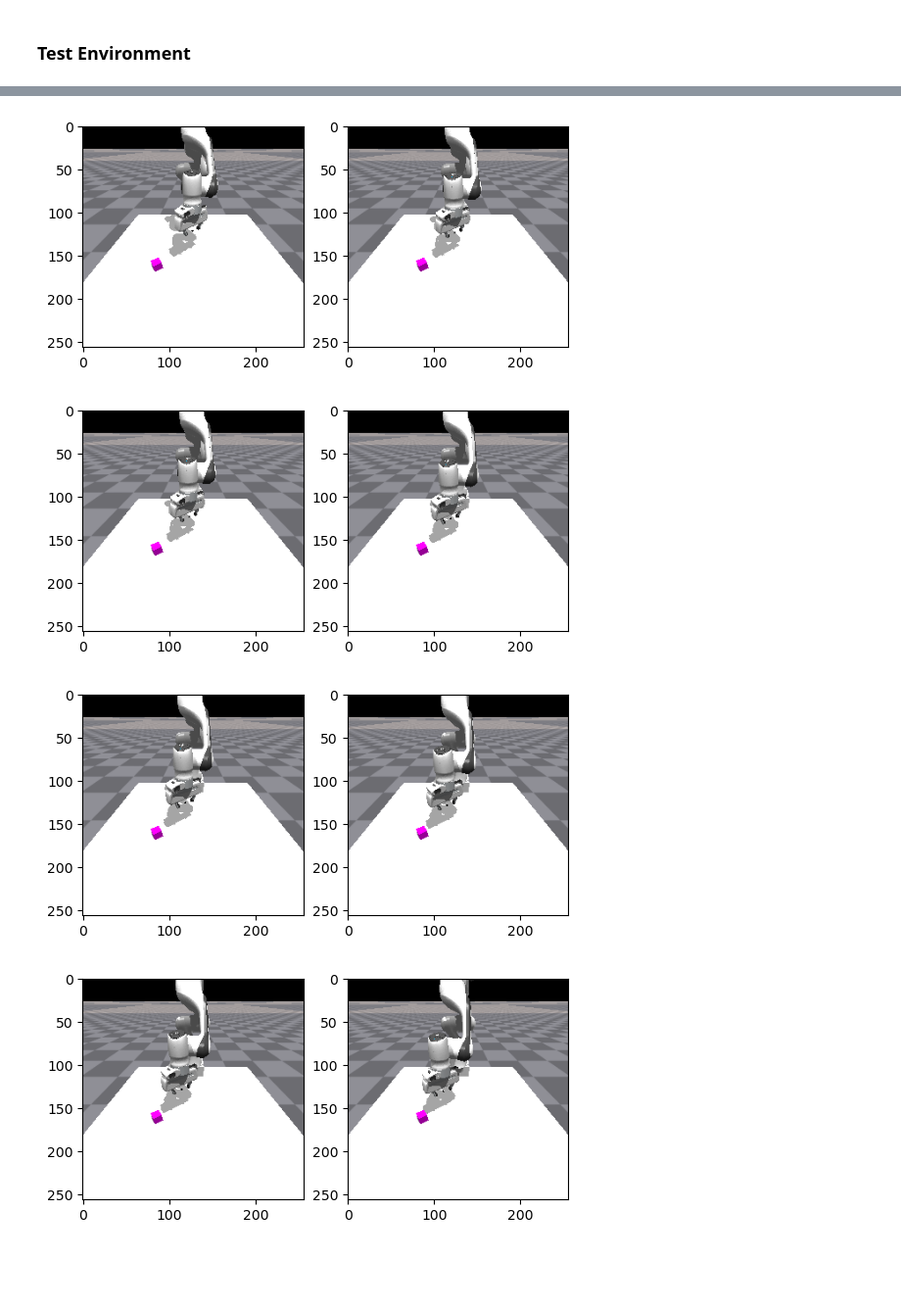
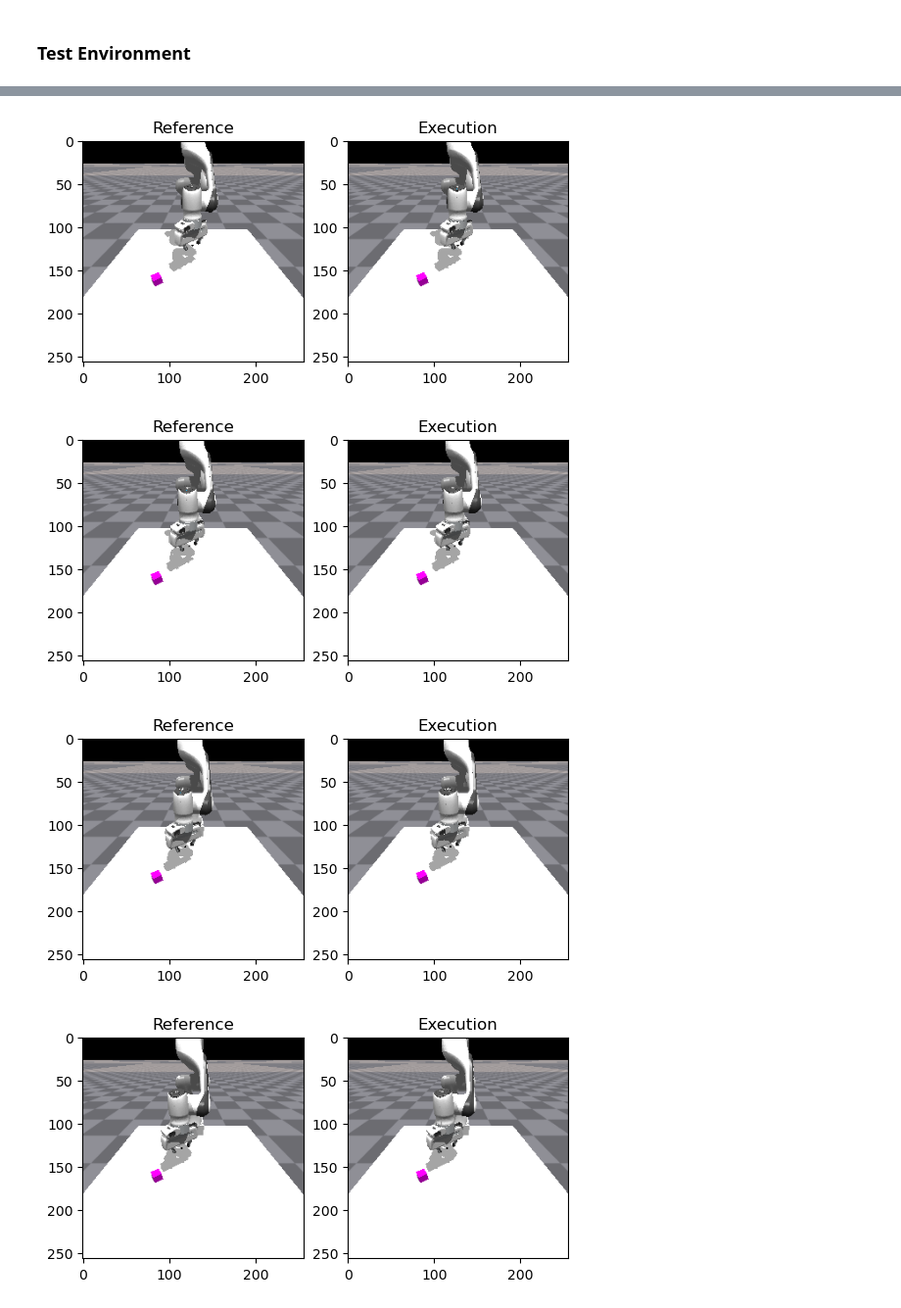
Before and after one commit to theonlynick0430/bc_algos, a Jupyter notebook: notebooks/env.ipynb, the cells around one changed output, grey strips where cells are left out. Shown at 98% size. Drawn from its saved outputs; the diff is of its cells as text; code cells hidden in the pictures; blank space fills up the shorter version.

Commit message:
Investigating rollout performance.

```diff
--- a/notebooks/env.ipynb
+++ b/notebooks/env.ipynb
@@ -156,19 +156,37 @@ plt.show()
 # %%
+from matplotlib.animation import FuncAnimation, PillowWriter
+
+#
+#
+
+
+# def animate_rollout(i):
 for i in range(len(dataset)):
     frame = dataset[i]
     action = frame[action_key][0]
-    env.step(action=action)
 
+    final_img = env.render()
     ref_image = frame["obs"]["agentview_image"][0]
-    final_img = env.render()
 
     fig, axs = plt.subplots(1, 2)
     axs[0].imshow(ref_image)
+    axs[0].set_title("Reference")
     axs[1].imshow(final_img)
+    axs[1].set_title("Execution")
+    plt.savefig(f"../out/test_rollout/{i}.png")
+    plt.draw()
     # axs[2].imshow((curr_image - ref_image)[:, :, :3])
-    plt.show()
+    # plt.close()
+
+    env.step(action=action)
+
+    # plt.show()
+
+
+# ani = FuncAnimation(fig, animate_rollout, frames=len(dataset), interval=1.0 / 8.0)
+# ani.save("../out/test_rollout/rollout.gif", dpi=300, writer=PillowWriter(fps=8))
 # %% [output]
-[figure, old version]
+[figure, new version]
-[figure, old version]
+[figure, new version]
-[figure, old version]
+[figure, new version]
-[figure, old version]
+[figure, new version]
```
Also changed, not shown: parts of 3 cells of this notebook, 1 other file.
